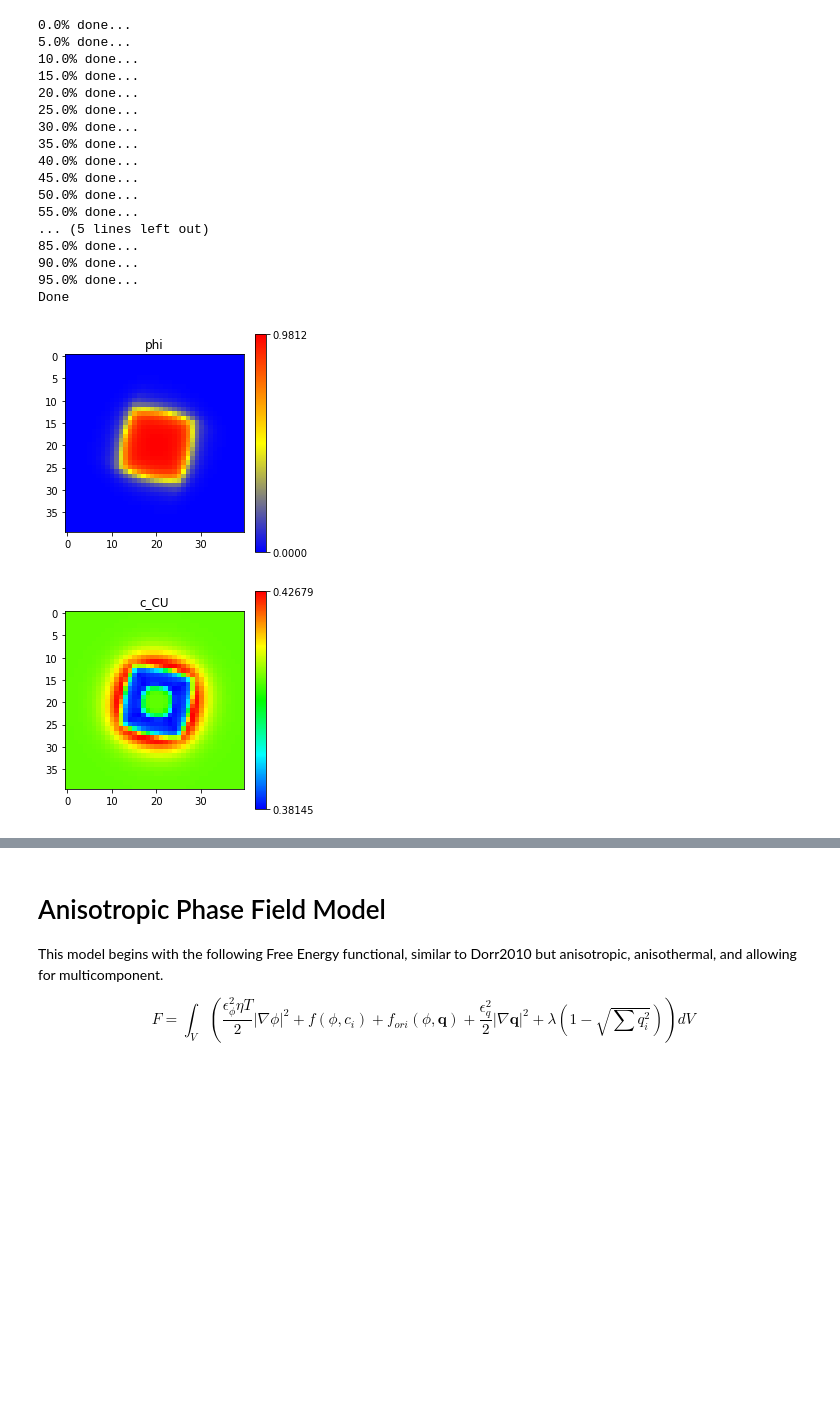
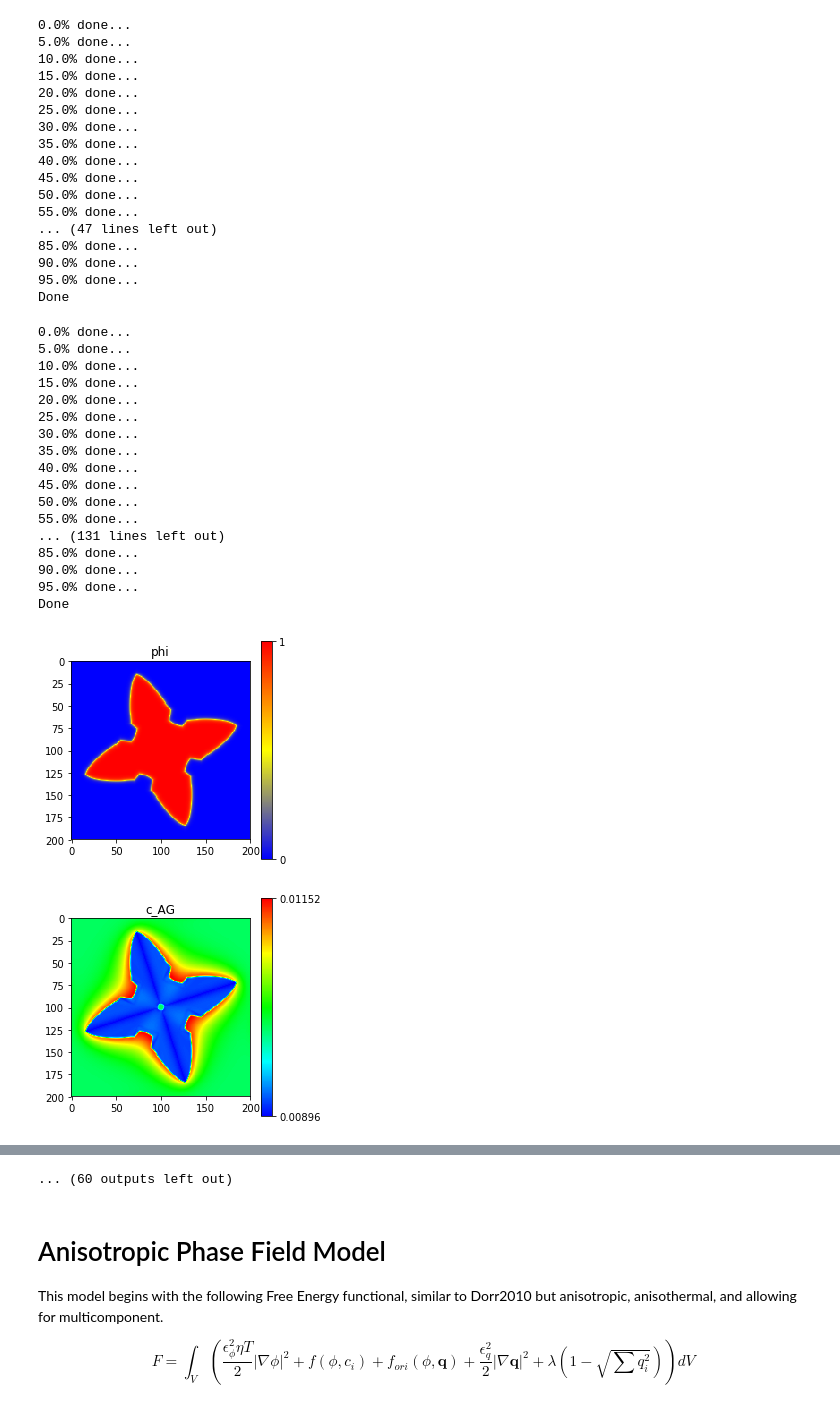
Before and after one commit to AdditiveModeling/SolidificationMicrostructure, a Jupyter notebook: phasefield/phasefield.ipynb, the cells around one changed output, grey strips where cells are left out. Saved outputs shown, nothing was run; the diff lists cells and outputs as text; code cells hidden in the pictures; blank space fills up the shorter version.

Commit message:
added n-component model, removed hard-coded params, and added changelog for current and planned updates to model

```diff
--- a/phasefield/phasefield.ipynb
+++ b/phasefield/phasefield.ipynb
@@ -19,15 +19,16 @@ np.set_printoptions(threshold=np.inf)
 # %%
 #initialize the simulation, includes where to save files, the initial step number of zero, and how many steps to simulate per run
 
-path = 'data/dendrite_2c_2/'
+path = 'data/dendrite_5c/'
 pathToTDB_2c = '/TDB/Ni-Cu_Ideal.tdb'
 pathToTDB_3c = '/TDB/Ni-Cu-Al_Ideal.tdb'
+pathToTDB_5c = '/TDB/Ni-Cu-Al-Pt-Ag_Ideal.tdb'
 step = 0
 steps = 500
 nbc = [False, False]
 #init.initializePlaneFront(50, 50, path, pathToTDB) #parameters: x-size, y-size, path to save files. Plane-front always uses [True, False] for nbc
 #init.initializeSeeds(200, 200, nbc[0], nbc[1], 20, path, pathToTDB) #params: x-size, y-size, Neumann Boundary Conditions (X, Y), number of seeds, path to save files
-init.initializeSeed(40, 40, nbc[0], nbc[1], path, pathToTDB_2c) #params: x-size, y-size, Neumann Boundary Conditions (X, Y), path to save files
+init.initializeSeed(200, 200, nbc[0], nbc[1], path, pathToTDB_5c) #params: x-size, y-size, Neumann Boundary Conditions (X, Y), path to save files
 #init.initialize1D(80, 20, True, 2, 0.40831, 0.40831, path, pathToTDB_2c)
 #init.initialize1D(80, 20, True, 3, [0.59169, 0.40831], [0.59169, 0.40831], path, pathToTDB_3c)
 # %% [output]
@@ -50,35 +52,52 @@ utils.plotImages_nc(phi, c, q4, nbc, path, step)
 # %%
 """
 this runs the python engine for the data files selected, then plots the field data as images
 """
 
-for i in range(1): #number of iterations
+for i in range(10): #number of iterations
     #2-component simulation
     #engine.simulate(path, nbc, step, steps, 1574., 0.0, 0.0)
     #step, phi, c, q1, q4 = utils.loadArrays(path, step+steps)
     #utils.plotImages(phi, c, q4, nbc, path, step)
 
     #3-component simulation
-    engine.simulate_nc(path, nbc, step, steps, 1574., 0.0, 0.0)
+    engine.simulate_nc(path, nbc, step, steps, 1564., 0.0, 0.0)
     step, phi, c, q1, q4 = utils.loadArrays_nc(path, step+steps)
     utils.plotImages_nc(phi, c, q4, nbc, path, step)
 # %% [output]
 0.0% done...
 5.0% done...
 10.0% done...
 15.0% done...
 20.0% done...
 25.0% done...
 30.0% done...
 35.0% done...
 40.0% done...
 45.0% done...
 50.0% done...
 55.0% done...
-... (5 lines left out)
+... (47 lines left out)
 85.0% done...
 90.0% done...
 95.0% done...
 Done
+0.0% done...
+5.0% done...
+10.0% done...
+15.0% done...
+20.0% done...
+25.0% done...
+30.0% done...
+35.0% done...
+40.0% done...
+45.0% done...
+50.0% done...
+55.0% done...
+... (131 lines left out)
+85.0% done...
+90.0% done...
+95.0% done...
+Done
-[figure, old version]
+[figure, new version]
-[figure, old version]
+[figure, new version]
@@ -87,3 +112,4 @@ Done
+... (60 outputs left out)
 # %%
 #this code creates a 3D grid using MMSP
 # WARNING - code is proof-of-concept, and may not work on your machine!
```
Also changed, not shown: parts of 3 cells of this notebook, 4 other files.
